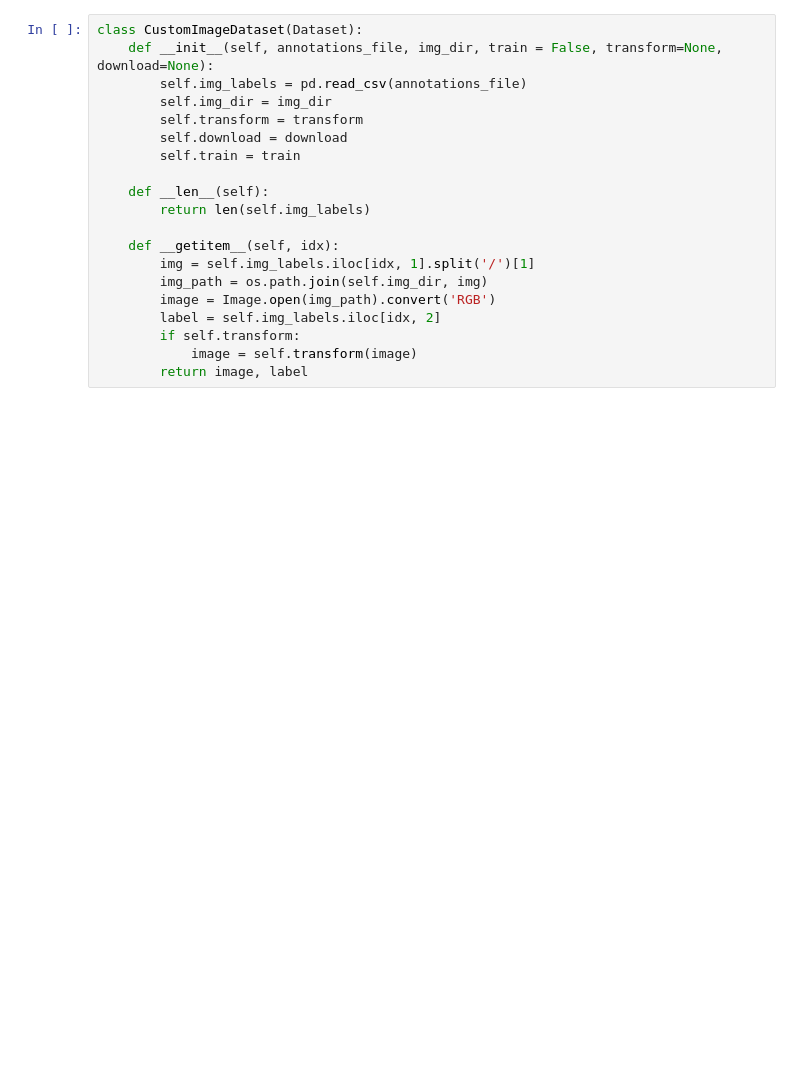
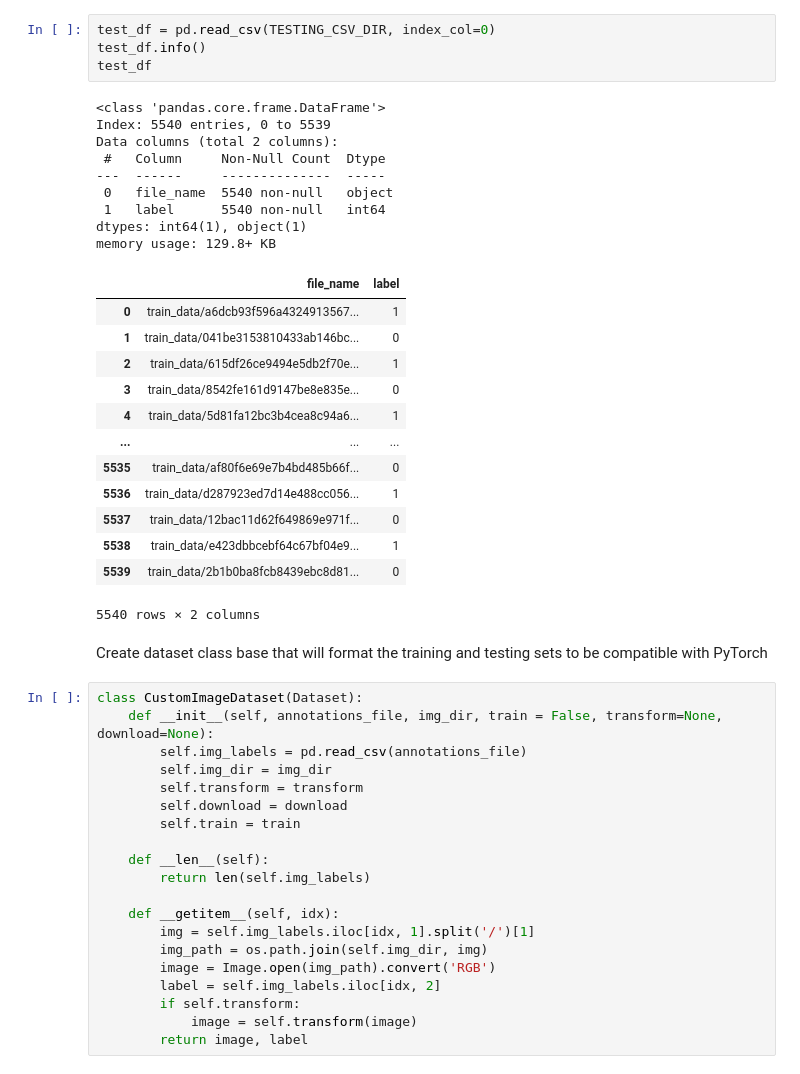
Before and after one commit to angelinabuysse/CS455_Final_Project_UG7, a Jupyter notebook: cnn.ipynb, the cells around one changed output. Drawn from its saved outputs; the diff is of its cells as text; blank space fills up the shorter version.

```diff
--- a/cnn.ipynb
+++ b/cnn.ipynb
@@ -19,3 +58,32 @@ TESTING_CSV_DIR = os.path.join('input', 'test2.csv')
+# %%
+test_df = pd.read_csv(TESTING_CSV_DIR, index_col=0)
+test_df.info()
+test_df
+# %% [output]
+<class 'pandas.core.frame.DataFrame'>
+Index: 5540 entries, 0 to 5539
+Data columns (total 2 columns):
+ #   Column     Non-Null Count  Dtype
+---  ------     --------------  -----
+ 0   file_name  5540 non-null   object
+ 1   label      5540 non-null   int64
+dtypes: int64(1), object(1)
+memory usage: 129.8+ KB
+|  | file_name | label |
+| 0 | train_data/a6dcb93f596a4324913567... | 1 |
+| 1 | train_data/041be3153810433ab146bc... | 0 |
+| 2 | train_data/615df26ce9494e5db2f70e... | 1 |
+| 3 | train_data/8542fe161d9147be8e835e... | 0 |
+| 4 | train_data/5d81fa12bc3b4cea8c94a6... | 1 |
+| ... | ... | ... |
+| 5535 | train_data/af80f6e69e7b4bd485b66f... | 0 |
+| 5536 | train_data/d287923ed7d14e488cc056... | 1 |
+| 5537 | train_data/12bac11d62f649869e971f... | 0 |
+| 5538 | train_data/e423dbbcebf64c67bf04e9... | 1 |
+| 5539 | train_data/2b1b0ba8fcb8439ebc8d81... | 0 |
+5540 rows × 2 columns
+# %% [markdown]
+Create dataset class base that will format the training and testing sets to be compatible with PyTorch
 # %%
 class CustomImageDataset(Dataset):
     def __init__(self, annotations_file, img_dir, train = False, transform=None, download=None):
```
Also changed, not shown: parts of 24 cells of this notebook.
